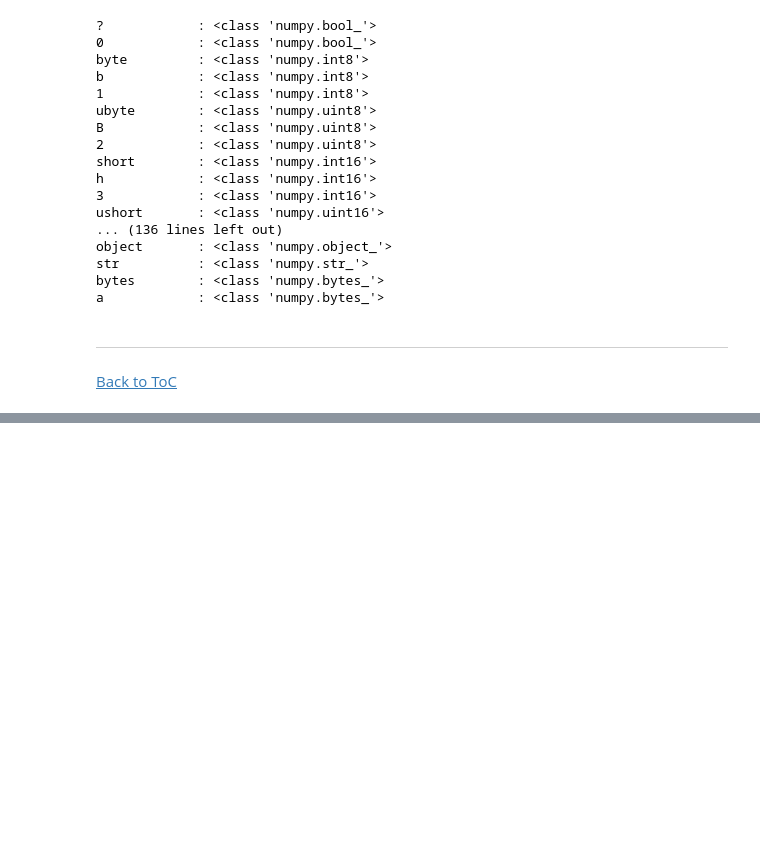
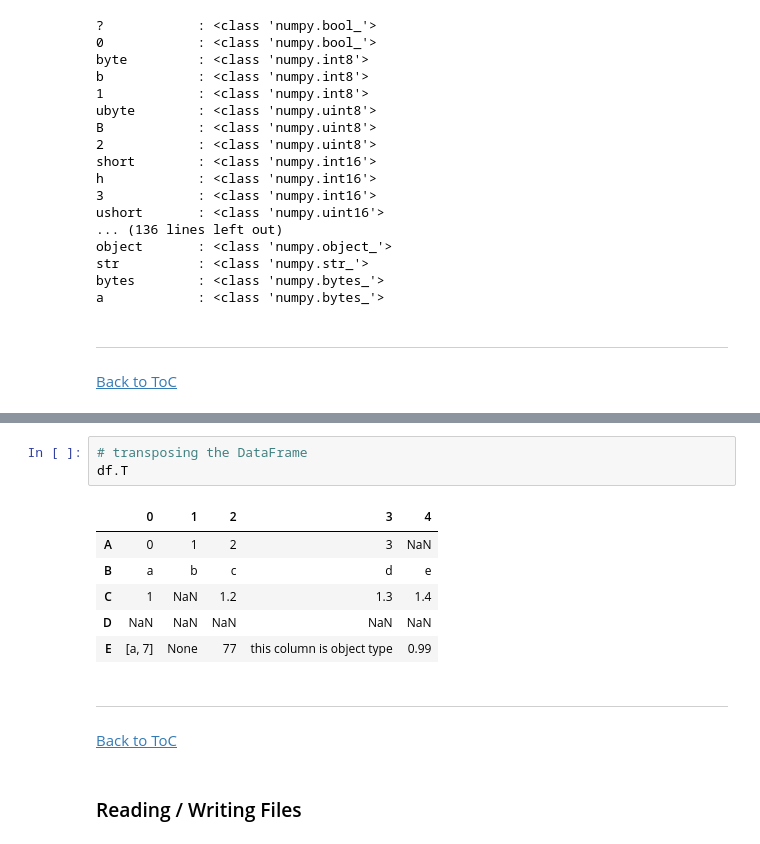
Before and after one commit to vblacklion/Data_Visualizations_with_Matplotlib_and_Seaborn, a Jupyter notebook: Warm Up Notebook.ipynb, the cells around one changed output, grey strips where cells are left out. Drawn from its saved outputs; the diff is of its cells as text; blank space fills up the shorter version.

```diff
--- a/Warm Up Notebook.ipynb
+++ b/Warm Up Notebook.ipynb
@@ -492,0 +632,16 @@ a            : <class 'numpy.bytes_'>
+# %%
+# transposing the DataFrame
+df.T
+# %% [output]
+|  | 0 | 1 | 2 | 3 | 4 |
+| A | 0 | 1 | 2 | 3 | NaN |
+| B | a | b | c | d | e |
+| C | 1 | NaN | 1.2 | 1.3 | 1.4 |
+| D | NaN | NaN | NaN | NaN | NaN |
+| E | [a, 7] | None | 77 | this column is object type | 0.99 |
+# %% [markdown]
+----
+<a href='#toc'>Back to ToC</a>
+# %% [markdown]
+<a id='readwrite'></a>
+### Reading / Writing Files
```
Also changed, not shown: parts of 26 cells of this notebook, 4 other files.
